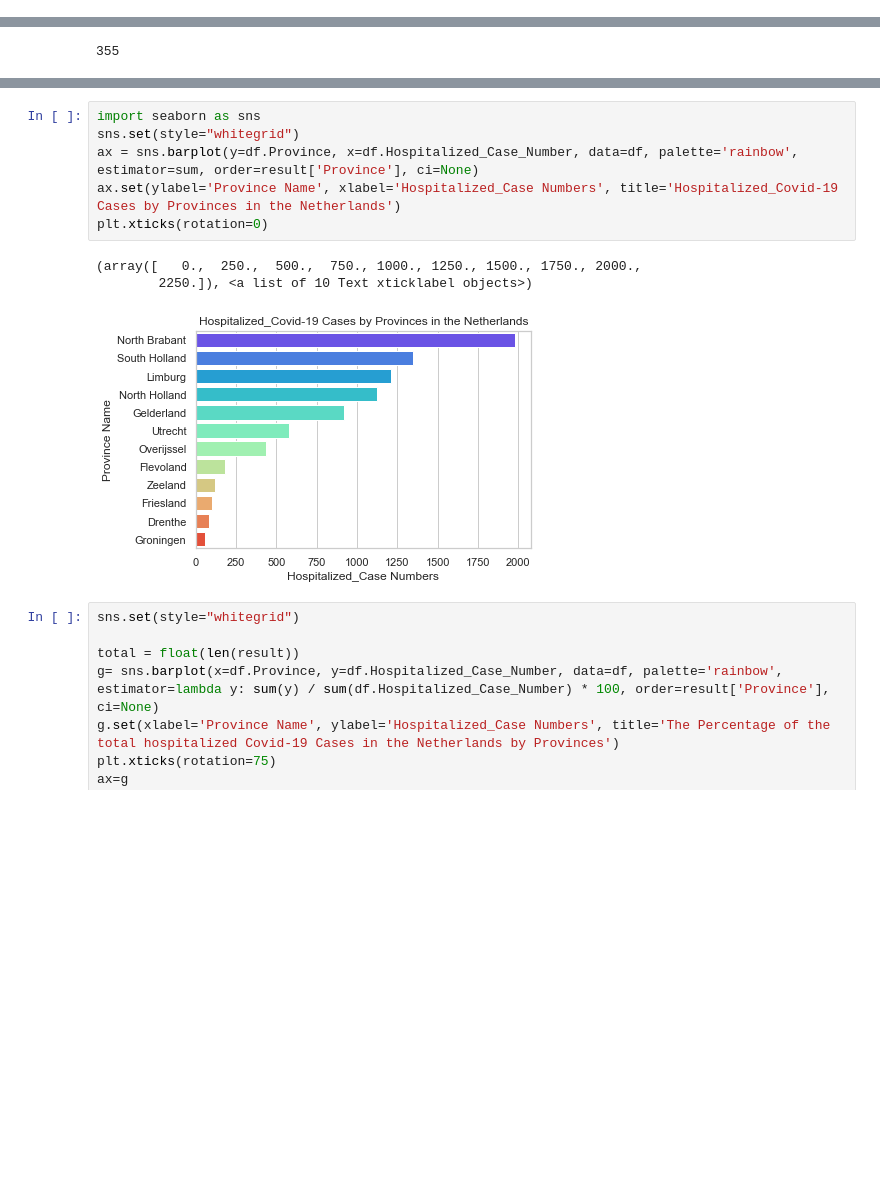
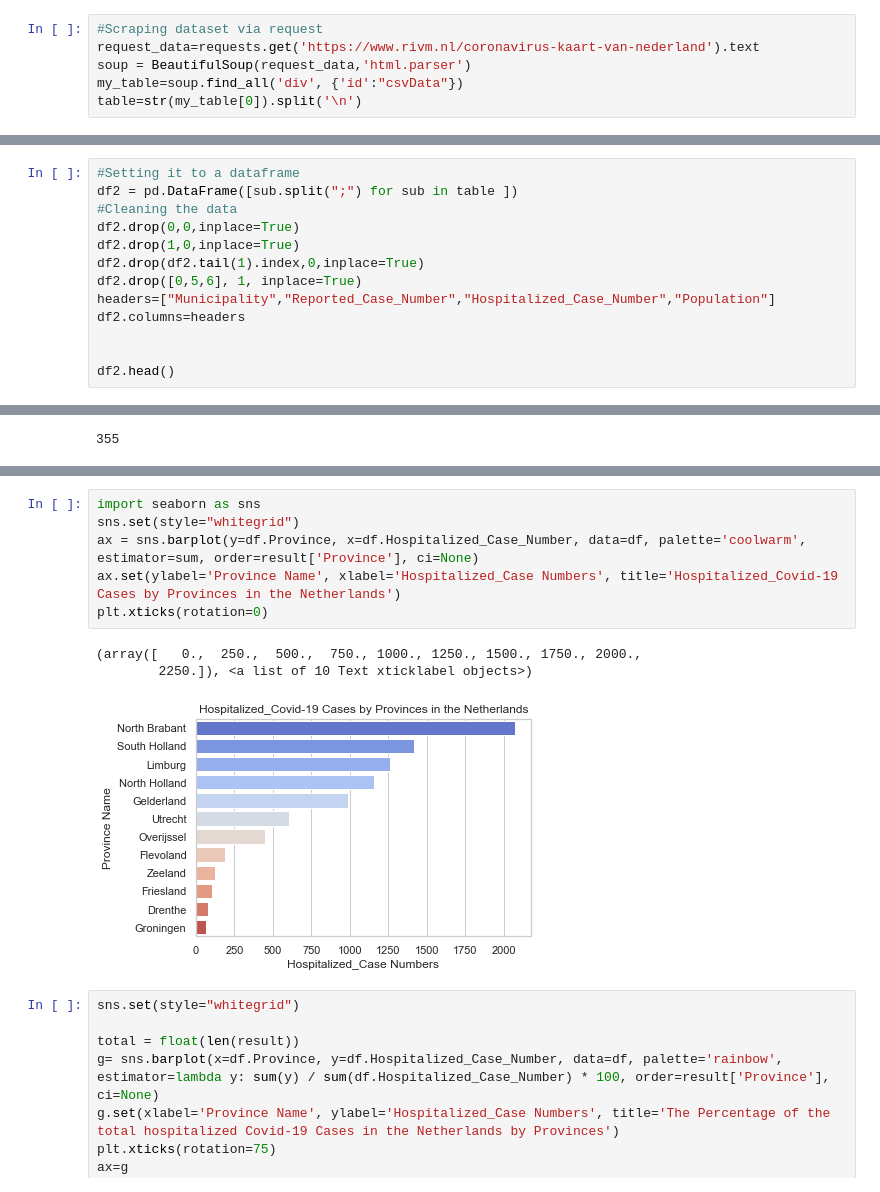
Before and after one commit to IJzerenSteen/CORONA_BY_MUNICIPALITY_NL, a Jupyter notebook: Covid_Mun_NL_REAL_TIME_DATABASE_Latest_Version.ipynb, the cells around one changed output, grey strips where cells are left out. Saved outputs shown, nothing was run; the diff lists cells and outputs as text; blank space fills up the shorter version.

```diff
--- a/Covid_Mun_NL_REAL_TIME_DATABASE_Latest_Version.ipynb
+++ b/Covid_Mun_NL_REAL_TIME_DATABASE_Latest_Version.ipynb
@@ -60,2 +51,8 @@ with open("dataset.csv", "w", encoding="utf-8") as f:
+# %%
+#Scraping dataset via request
+request_data=requests.get('https://www.rivm.nl/coronavirus-kaart-van-nederland').text
+soup = BeautifulSoup(request_data,'html.parser')
+my_table=soup.find_all('div', {'id':"csvData"})
+table=str(my_table[0]).split('\n')
 # %% [markdown]
 #### DATA WRANGLING
@@ -79,0 +59,13 @@ df2.head()
+# %%
+#Setting it to a dataframe
+df2 = pd.DataFrame([sub.split(";") for sub in table ])
+#Cleaning the data
+df2.drop(0,0,inplace=True)
+df2.drop(1,0,inplace=True)
+df2.drop(df2.tail(1).index,0,inplace=True)
+df2.drop([0,5,6], 1, inplace=True)
+headers=["Municipality","Reported_Case_Number","Hospitalized_Case_Number","Population"]
+df2.columns=headers
+
+
+df2.head()
@@ -393,13 +392,13 @@ result
 # %%
 import seaborn as sns
 sns.set(style="whitegrid")
-ax = sns.barplot(y=df.Province, x=df.Hospitalized_Case_Number, data=df, palette='rainbow', estimator=sum, order=result['Province'], ci=None)
+ax = sns.barplot(y=df.Province, x=df.Hospitalized_Case_Number, data=df, palette='coolwarm', estimator=sum, order=result['Province'], ci=None)
 ax.set(ylabel='Province Name', xlabel='Hospitalized_Case Numbers', title='Hospitalized_Covid-19 Cases by Provinces in the Netherlands')
 plt.xticks(rotation=0)
 # %% [output]
 (array([   0.,  250.,  500.,  750., 1000., 1250., 1500., 1750., 2000.,
         2250.]), <a list of 10 Text xticklabel objects>)
-[figure, old version]
+[figure, new version]
 # %%
 sns.set(style="whitegrid")
 
```
Also changed, not shown: parts of 23 cells of this notebook.
